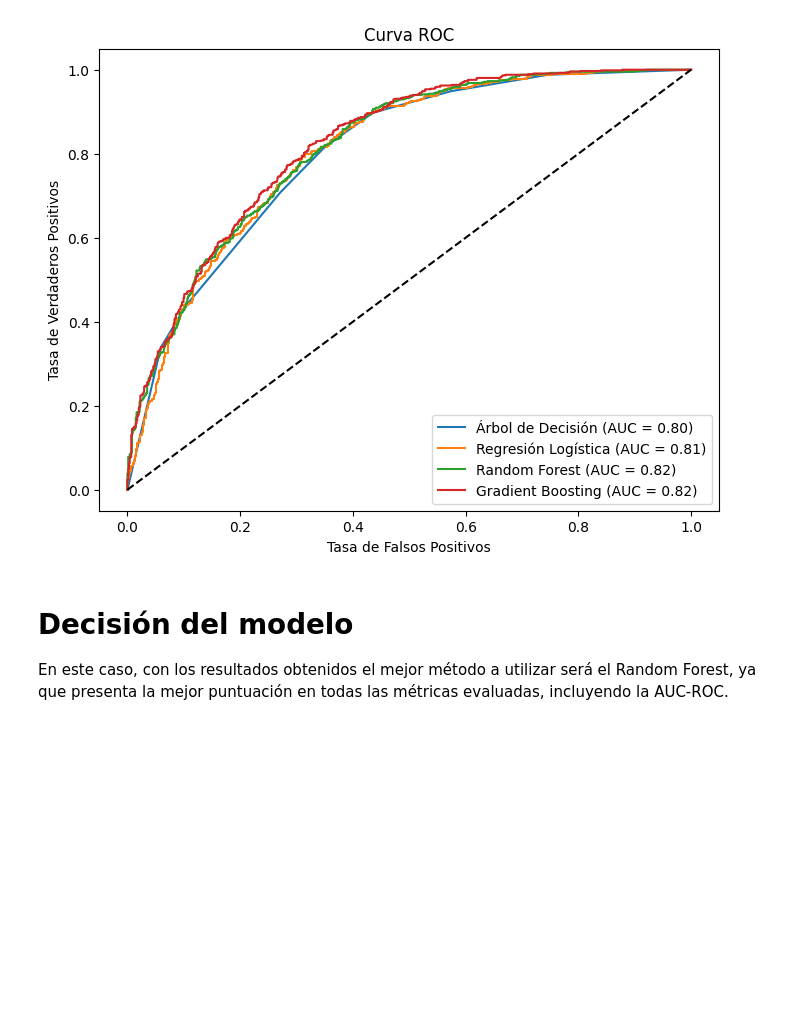
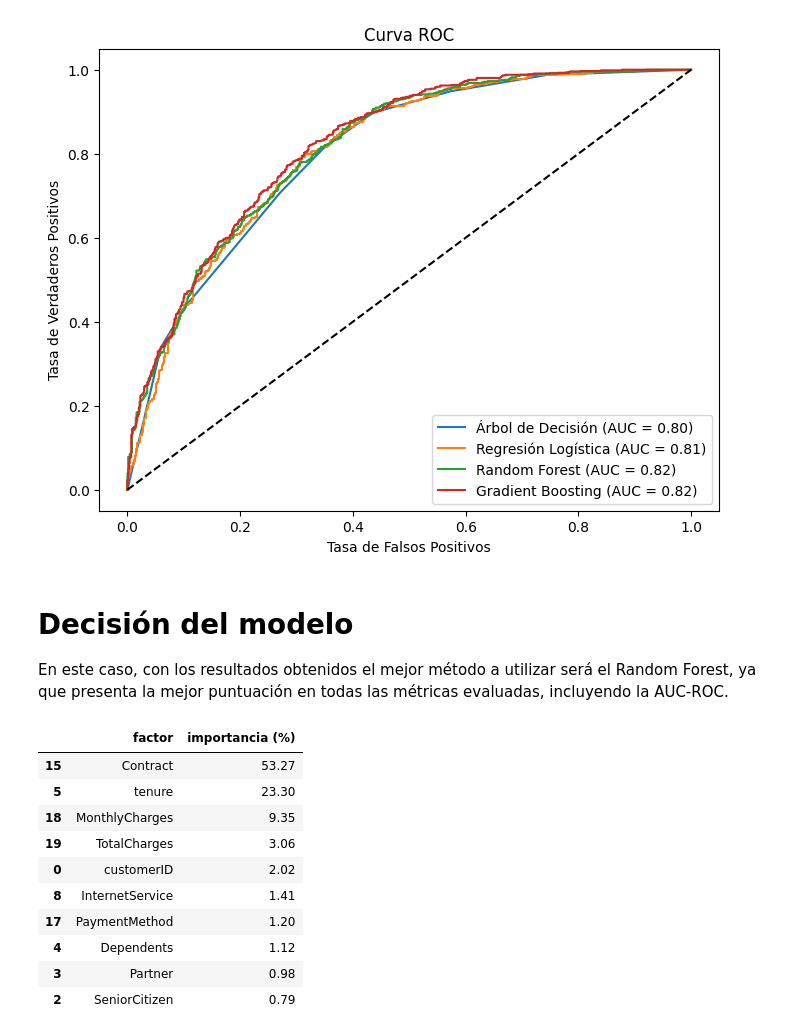
Before and after one commit to frankliramos/Portafolio, a Jupyter notebook: Telco esp.ipynb, the cells around one changed output. Cells and saved outputs as stored; diff of their text form; code cells hidden in the pictures; blank space fills up the shorter version.

```diff
--- a/Telco esp.ipynb
+++ b/Telco esp.ipynb
@@ -326,3 +326,26 @@ ROC AUC Gradient Boosting: 0.8233426307704745
 # Decisión del modelo
 
 En este caso, con los resultados obtenidos el mejor método a utilizar será el Random Forest, ya que presenta la mejor puntuación en todas las métricas evaluadas, incluyendo la AUC-ROC.
+# %%
+# Identificar top 10 factores críticos usando la importancia de características del modelo Random Forest
+
+importances = rf_model.feature_importances_
+feature_names = X.columns
+importancia_df = pd.DataFrame({
+    'factor': feature_names,
+    'importancia (%)': np.round(importances * 100, 2)
+})
+top_10_factores = importancia_df.nlargest(10, "importancia (%)")
+display(top_10_factores)
+# %% [output]
+|  | factor | importancia (%) |
+| 15 | Contract | 53.27 |
+| 5 | tenure | 23.30 |
+| 18 | MonthlyCharges | 9.35 |
+| 19 | TotalCharges | 3.06 |
+| 0 | customerID | 2.02 |
+| 8 | InternetService | 1.41 |
+| 17 | PaymentMethod | 1.20 |
+| 4 | Dependents | 1.12 |
+| 3 | Partner | 0.98 |
+| 2 | SeniorCitizen | 0.79 |
```
